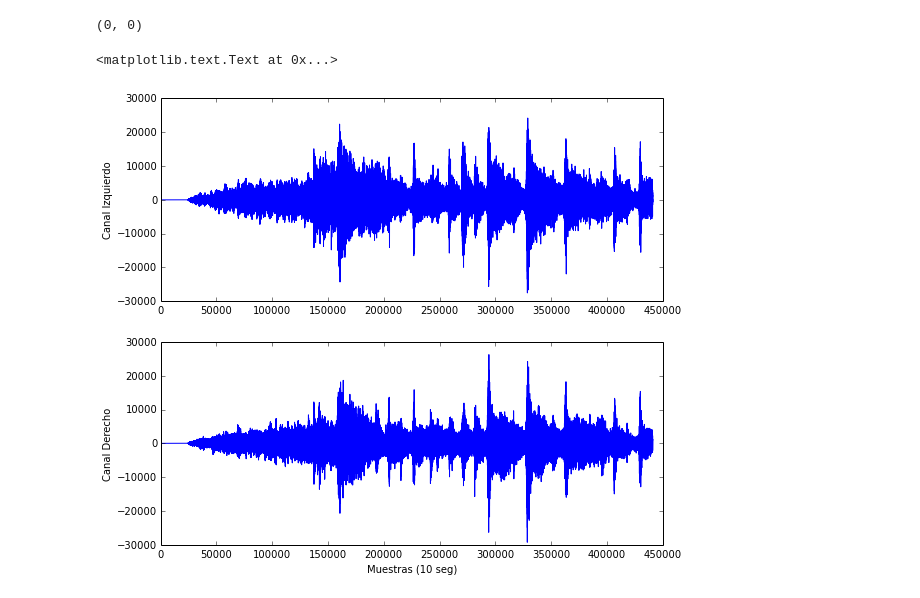
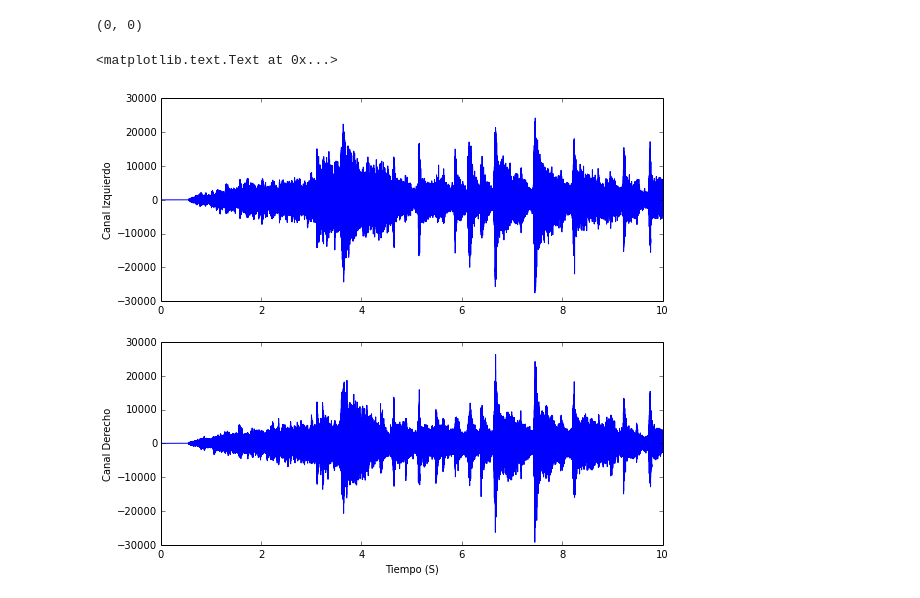
Before and after one commit to RoberTnf/Se-ales, a Jupyter notebook: Pantoja.ipynb, the cells around one changed output. Cells and saved outputs as stored; diff of their text form; code cells hidden in the pictures.

Commit message:
muestras -> segundos

```diff
--- a/Pantoja.ipynb
+++ b/Pantoja.ipynb
@@ -63,19 +63,19 @@ b
 # %% [output]
 (0, 0)
 # %%
-b = st.unpack("<{}h{}h".format(win.getnframes(),win.getnframes()), a)
+b = st.unpack("<{}h".format(win.getnchannels()*win.getnframes()), a)
 #print(b) Tarda demasiado
 # %%
 ci = b[:len(b):2]
 cd = b[1:len(b):2]
 # %%
 subplot(2,1,1)
-plot(ci[:10*44100])
+plot(arange(len(cd[:10*44100]))/44100, ci[:10*44100]) #Ahora muestra segundos
 ylabel("Canal Izquierdo")
 subplot(2,1,2)
-plot(cd[:10*44100])
+plot(arange(len(cd[:10*44100]))/44100, cd[:10*44100])
 ylabel("Canal Derecho")
-xlabel("Muestras (10 seg)")
+xlabel("Tiempo (S)")
 # %% [output]
 <matplotlib.text.Text at 0x...>
-[figure, old version]
+[figure, new version]
```
